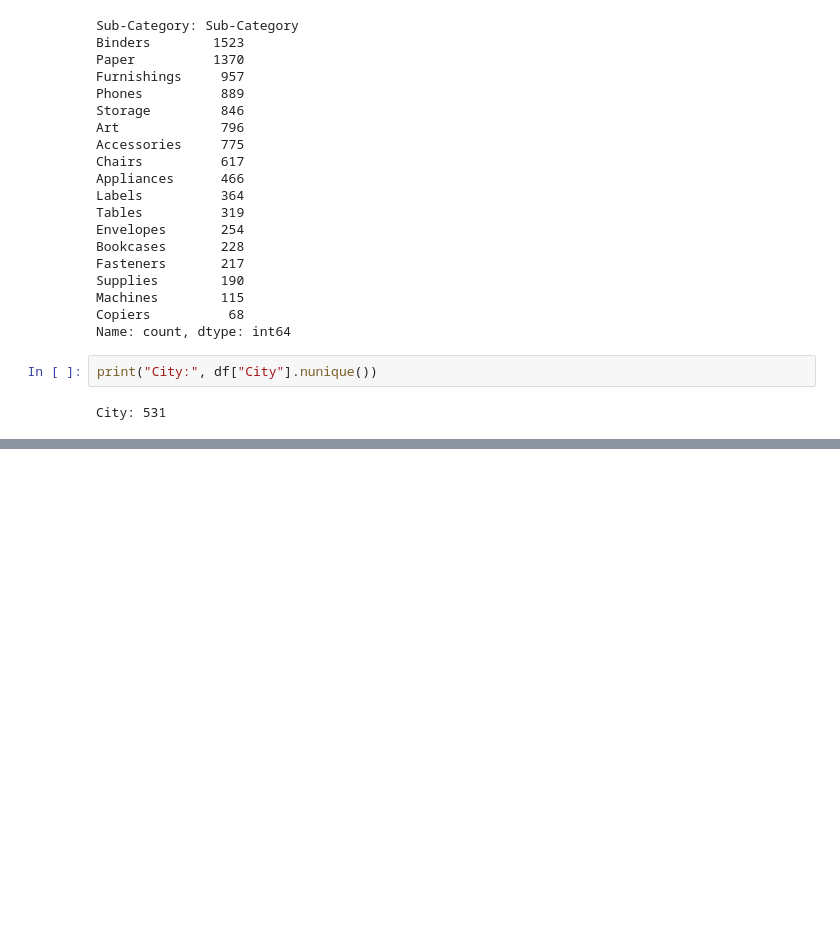
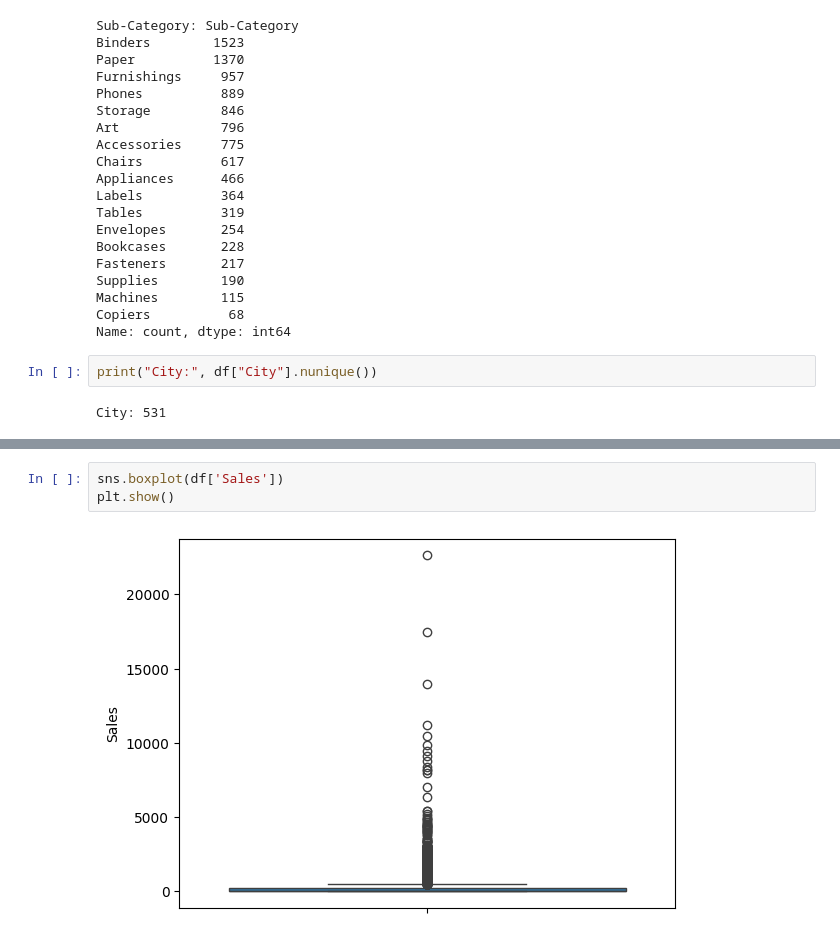
Before and after one commit to OA-Biswajit/Messy-Retail-Audit, a Jupyter notebook: Messy Retail Audit.ipynb, the cells around one changed output, grey strips where cells are left out. Drawn from its saved outputs; the diff is of its cells as text; blank space fills up the shorter version.

```diff
--- a/Messy Retail Audit.ipynb
+++ b/Messy Retail Audit.ipynb
@@ -214,0 +254,5 @@ City: 531
+# %%
+sns.boxplot(df['Sales'])
+plt.show()
+# %% [output]
+[figure, added]
```
Also changed, not shown: parts of 13 cells of this notebook.
